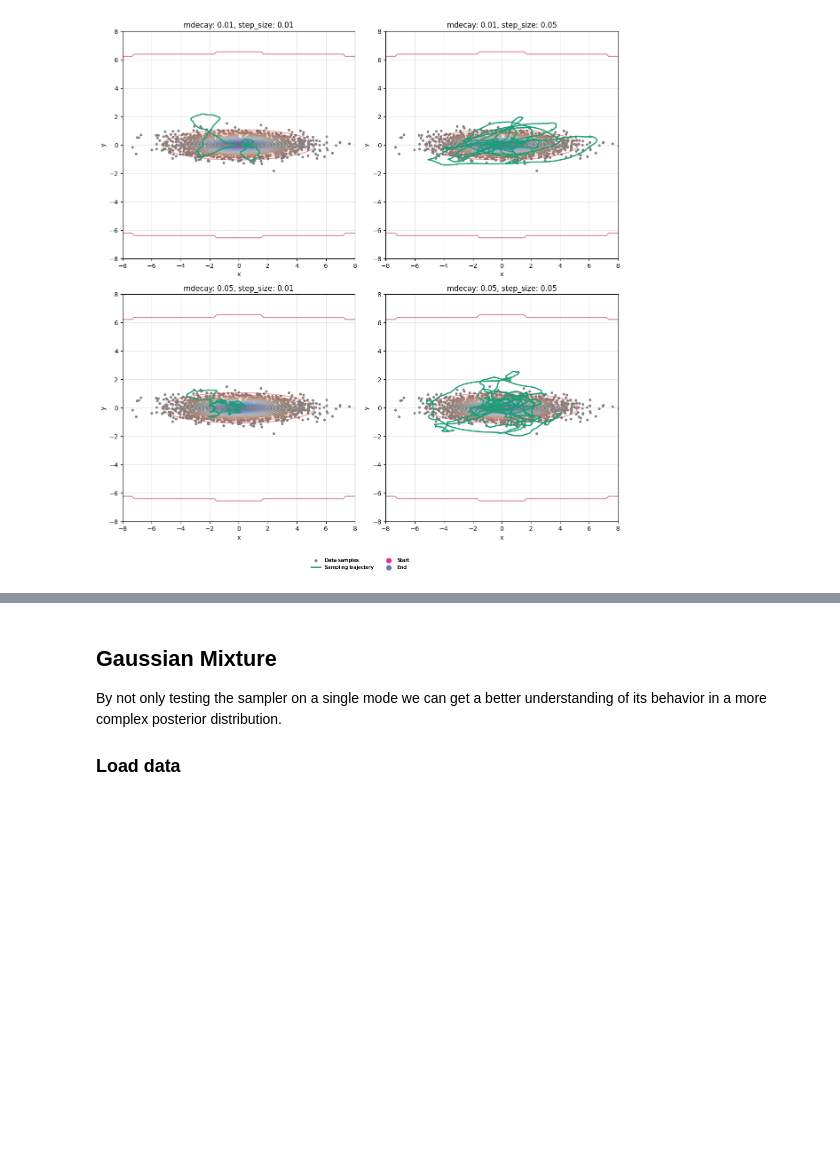
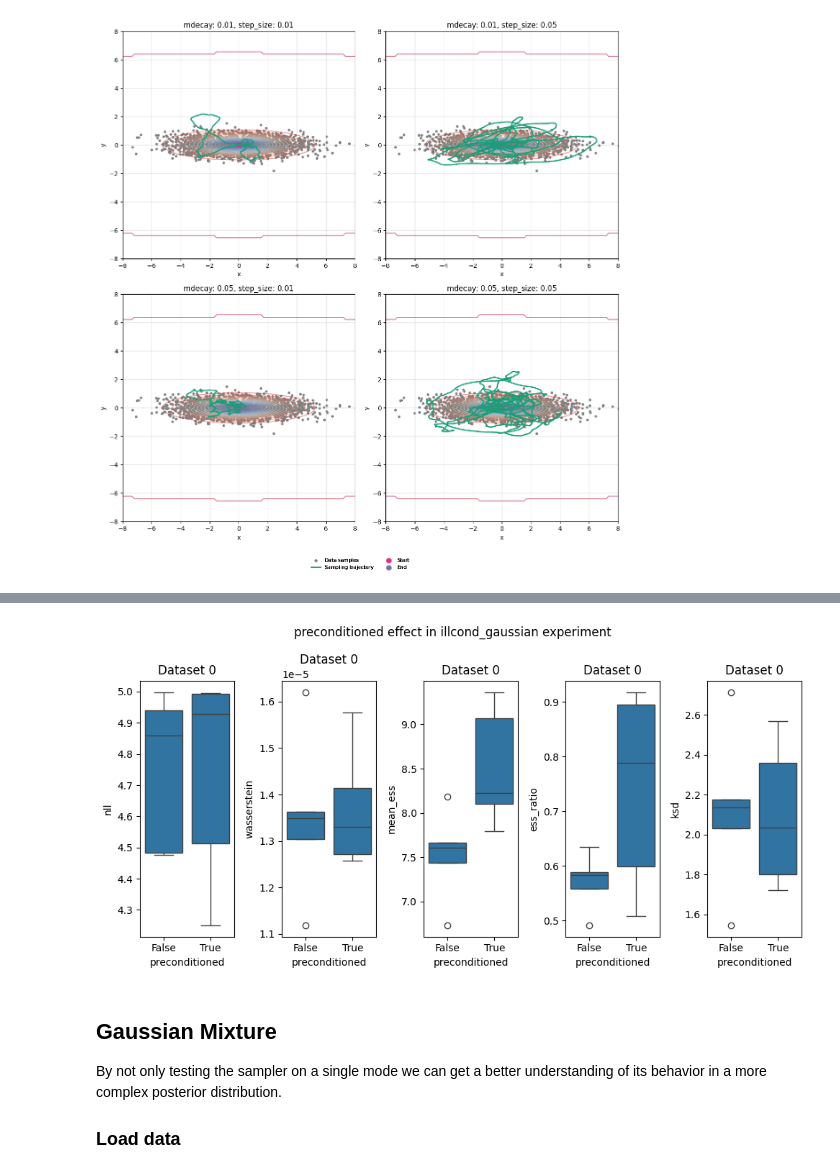
Before and after one commit to mo374z/enhancing-sgmcmc, a Jupyter notebook: notebooks/evaluate_experiments.ipynb, the cells around one changed output, grey strips where cells are left out. Cells and saved outputs as stored; diff of their text form; code cells hidden in the pictures; blank space fills up the shorter version.

Commit message:
⚗️ perform ill cond experiment and evaluate it

```diff
--- a/notebooks/evaluate_experiments.ipynb
+++ b/notebooks/evaluate_experiments.ipynb
@@ -194,0 +198,3 @@ plt.show()
+# %%
+experiment_name = "illcond_gaussian"
+df = load_experiment_data(experiment_name)
@@ -195,3 +216,16 @@ plt.show()
+# %%
+parameter = "preconditioned"
+
+plot_combined_metric_comparison(
+    df=df,
+    metrics=["nll", "wasserstein", "mean_ess", "ess_ratio", "ksd"],
+    param=parameter,
+    title=f"{parameter} effect in {experiment_name} experiment",
+    figsize=(10, 5),
+    save_path=f"thesis/figures/{experiment_name}_{parameter}.png",
+);
+# %% [output]
+[figure, added]
 # %% [markdown]
 ## Gaussian Mixture
 
```
Also changed, not shown: parts of 2 cells of this notebook, 2 other files.
